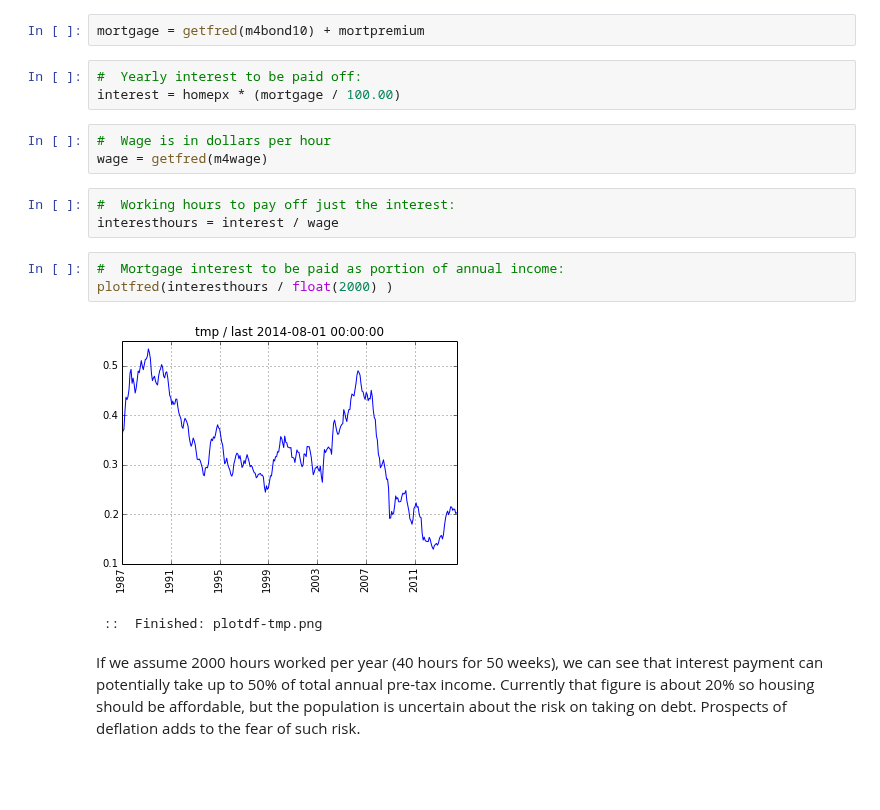
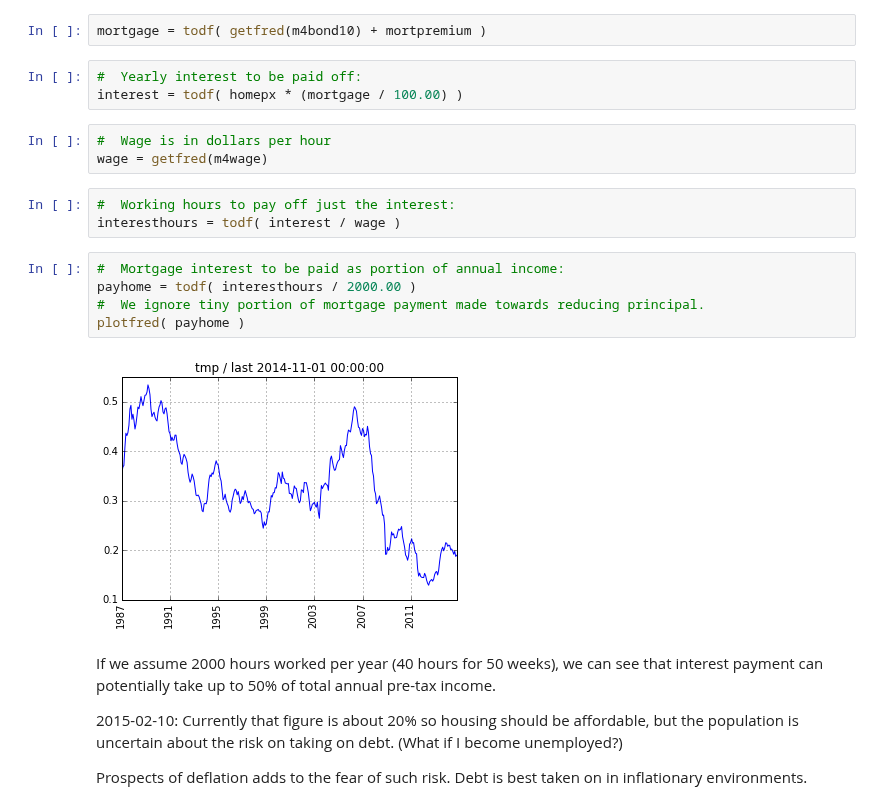
Before and after one commit to rsvp/fecon235, a Jupyter notebook: nb/fred-housing.ipynb, the cells around one changed output. Drawn from its saved outputs; the diff is of its cells as text; blank space fills up the shorter version.

```diff
--- a/nb/fred-housing.ipynb
+++ b/nb/fred-housing.ipynb
@@ -189,21 +158,26 @@ For a sketch, we assume a fixed premium for 30-y mortgages over 10-y Treasuries.
 # %%
 mortpremium = 1.50
 # %%
-mortgage = getfred(m4bond10) + mortpremium
+mortgage = todf( getfred(m4bond10) + mortpremium )
 # %%
 #  Yearly interest to be paid off:
-interest = homepx * (mortgage / 100.00)
+interest = todf( homepx * (mortgage / 100.00) )
 # %%
 #  Wage is in dollars per hour
 wage = getfred(m4wage)
 # %%
 #  Working hours to pay off just the interest:
-interesthours = interest / wage
+interesthours = todf( interest / wage )
 # %%
 #  Mortgage interest to be paid as portion of annual income:
-plotfred(interesthours / float(2000) )
+payhome = todf( interesthours / 2000.00 )
+#  We ignore tiny portion of mortgage payment made towards reducing principal.
+plotfred( payhome )
 # %% [output]
-[figure, old version]
+[figure, new version]
- ::  Finished: plotdf-tmp.png
 # %% [markdown]
-If we assume 2000 hours worked per year (40 hours for 50 weeks), we can see that interest payment can potentially take up to 50% of total annual pre-tax income. Currently that figure is about 20% so housing should be affordable, but the population is uncertain about the risk on taking on debt. Prospects of deflation adds to the fear of such risk.
+If we assume 2000 hours worked per year (40 hours for 50 weeks), we can see that interest payment can potentially take up to 50% of total annual pre-tax income.
+
+2015-02-10: Currently that figure is about 20% so housing should be affordable, but the population is uncertain about the risk on taking on debt. (What if I become unemployed?)
+
+Prospects of deflation adds to the fear of such risk. Debt is best taken on in inflationary environments.
```
Also changed, not shown: parts of 44 cells of this notebook.
